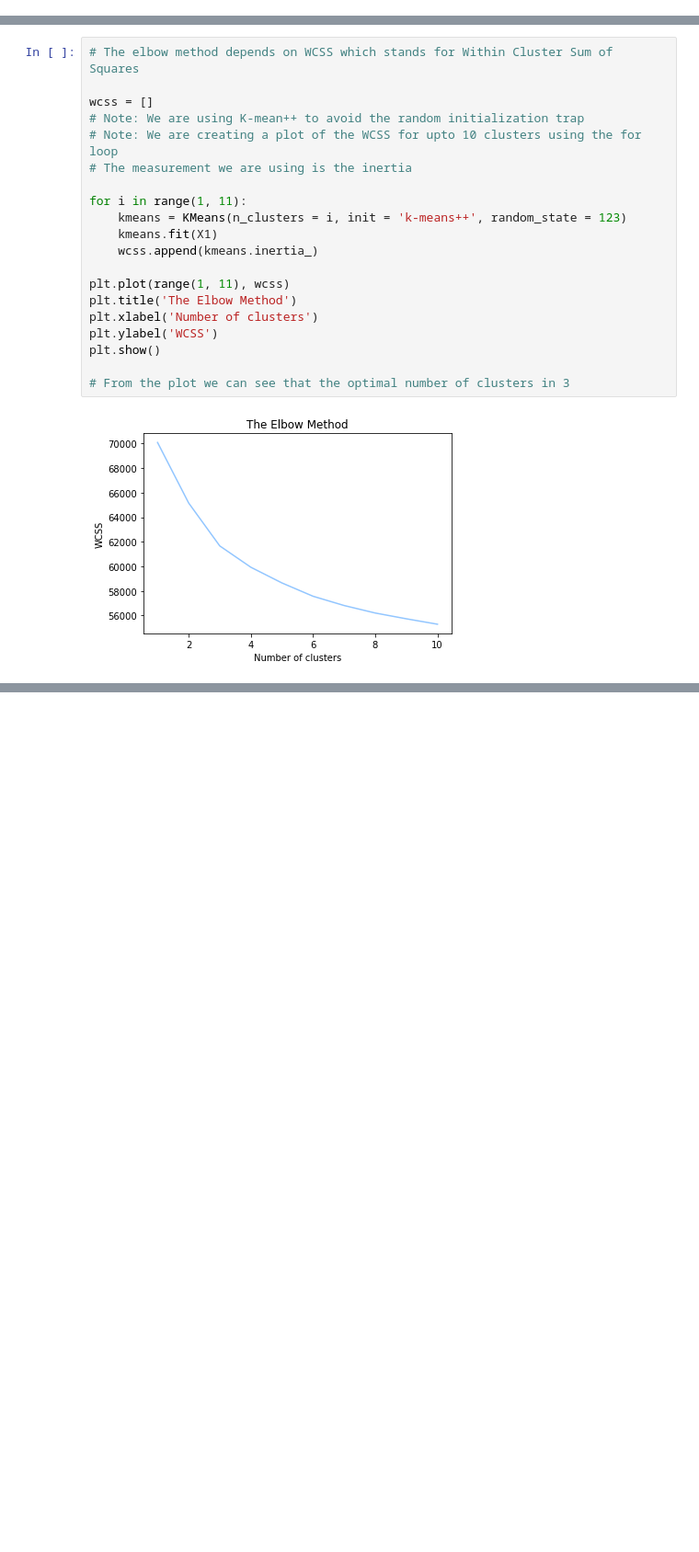
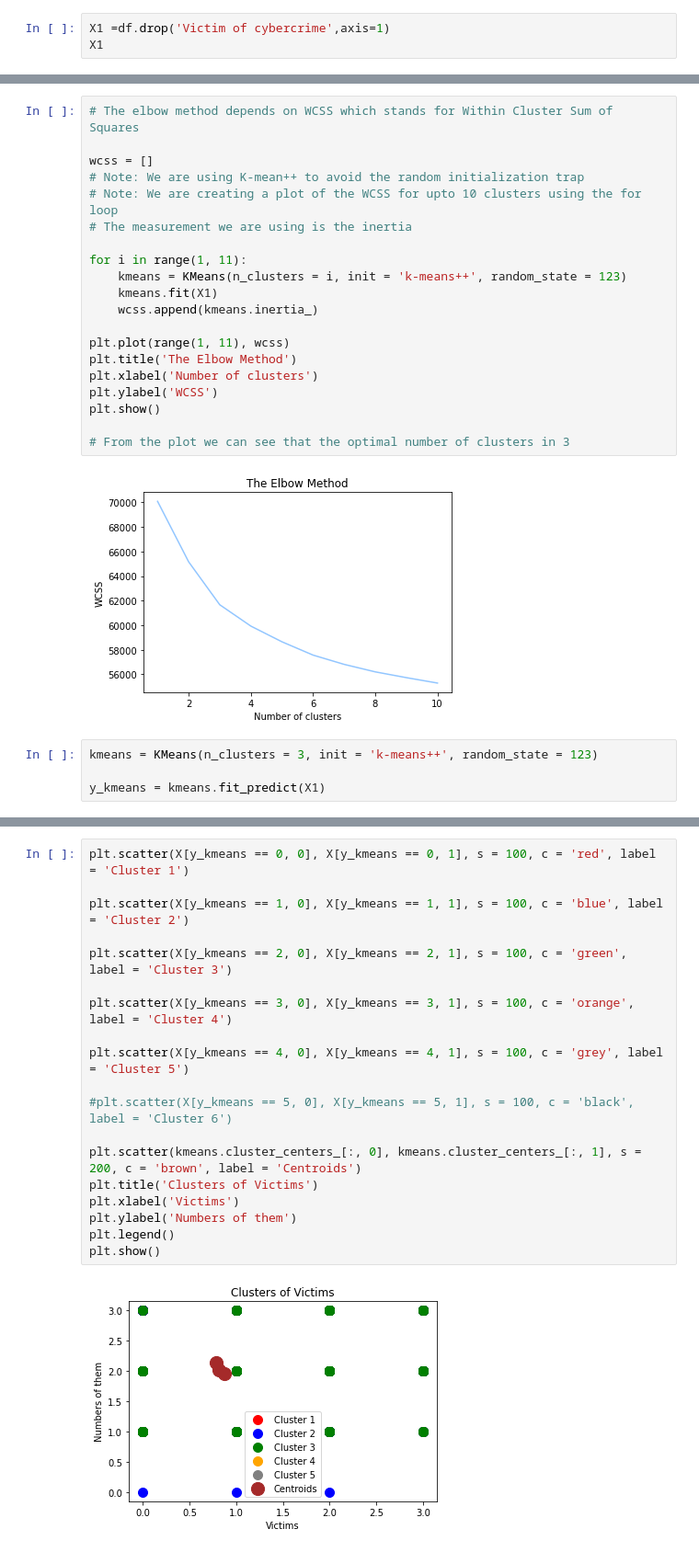
Before and after one commit to Hala-Alsouly/SDA-Capstone, a Jupyter notebook: Unsupervised ML.ipynb, the cells around one changed output, grey strips where cells are left out. Shown at 92% size. Cells and saved outputs as stored; diff of their text form; blank space fills up the shorter version.

```diff
--- a/Unsupervised ML.ipynb
+++ b/Unsupervised ML.ipynb
@@ -214,0 +245,3 @@ PCA Testing accuracy: 0.9300411522633745
+# %%
+X1 =df.drop('Victim of cybercrime',axis=1)
+X1
@@ -240,3 +294,7 @@ plt.show()
 # From the plot we can see that the optimal number of clusters in 3
 # %% [output]
 [figure]
+# %%
+kmeans = KMeans(n_clusters = 3, init = 'k-means++', random_state = 123)
+
+y_kmeans = kmeans.fit_predict(X1)
@@ -242,0 +362,21 @@ plt.show()
+# %%
+plt.scatter(X[y_kmeans == 0, 0], X[y_kmeans == 0, 1], s = 100, c = 'red', label = 'Cluster 1')
+
+plt.scatter(X[y_kmeans == 1, 0], X[y_kmeans == 1, 1], s = 100, c = 'blue', label = 'Cluster 2')
+
+plt.scatter(X[y_kmeans == 2, 0], X[y_kmeans == 2, 1], s = 100, c = 'green', label = 'Cluster 3')
+
+plt.scatter(X[y_kmeans == 3, 0], X[y_kmeans == 3, 1], s = 100, c = 'orange', label = 'Cluster 4')
+
+plt.scatter(X[y_kmeans == 4, 0], X[y_kmeans == 4, 1], s = 100, c = 'grey', label = 'Cluster 5')
+
+#plt.scatter(X[y_kmeans == 5, 0], X[y_kmeans == 5, 1], s = 100, c = 'black', label = 'Cluster 6')
+
+plt.scatter(kmeans.cluster_centers_[:, 0], kmeans.cluster_centers_[:, 1], s = 200, c = 'brown', label = 'Centroids')
+plt.title('Clusters of Victims')
+plt.xlabel('Victims')
+plt.ylabel('Numbers of them')
+plt.legend()
+plt.show()
+# %% [output]
+[figure, added]
```
Also changed, not shown: parts of 18 cells of this notebook.
